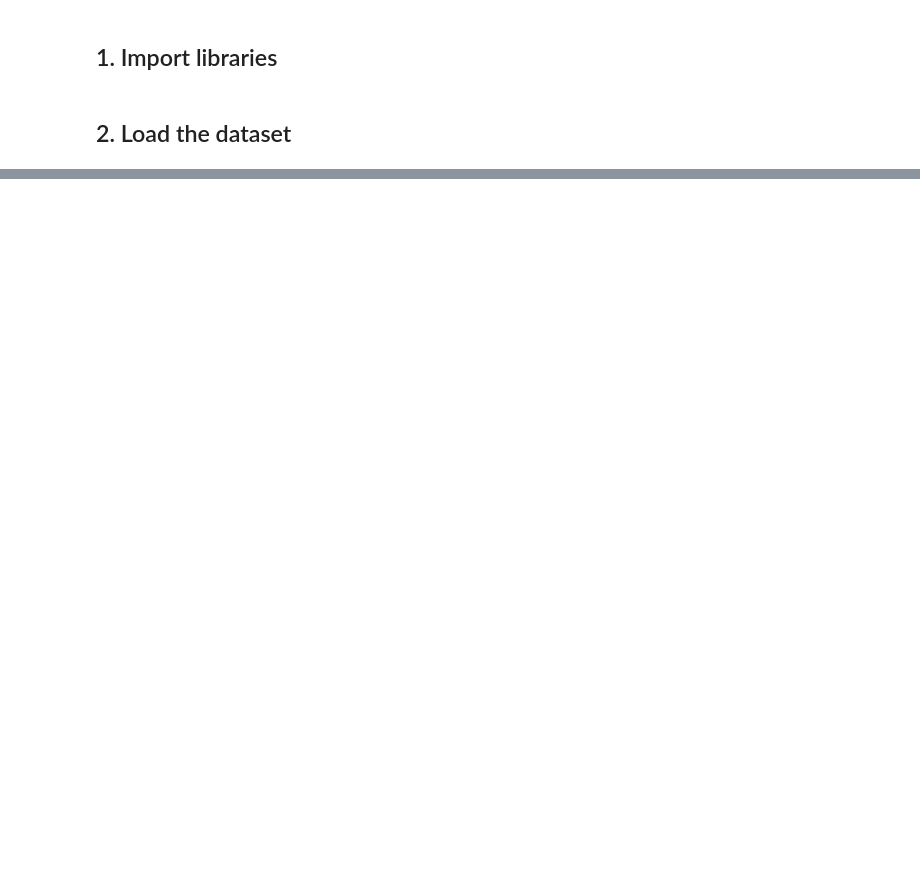
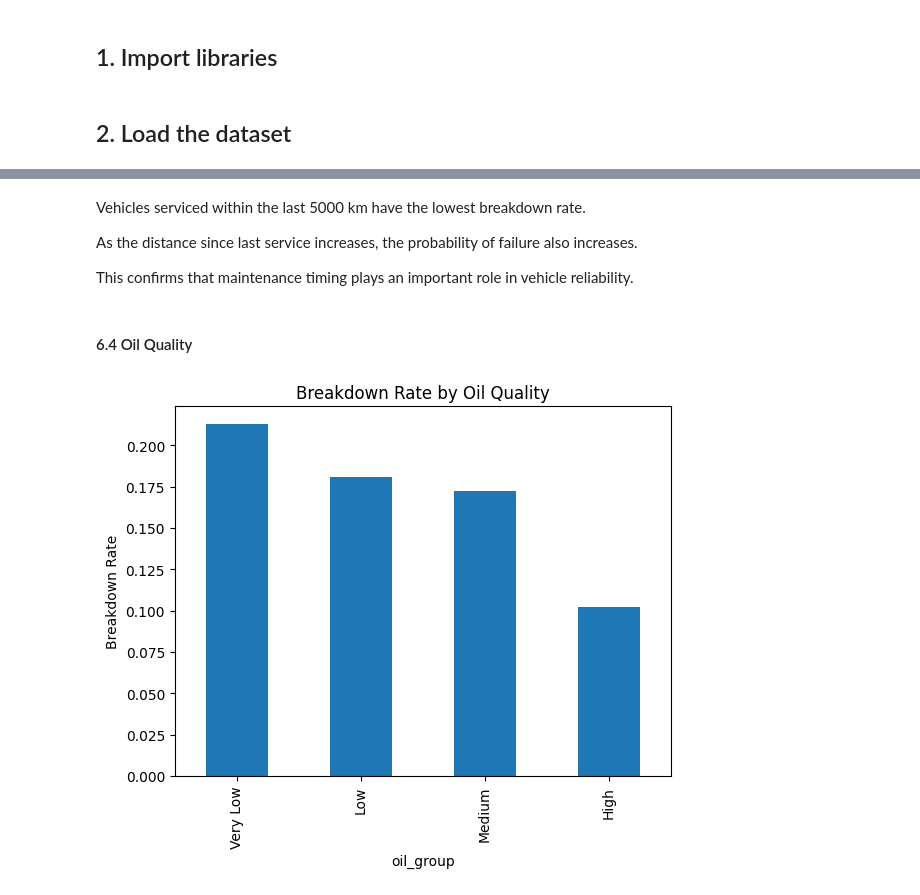
Before and after one commit to IlliaKrivoruchko/Car_Breakdown, a Jupyter notebook: eda.ipynb, the cells around one changed output, grey strips where cells are left out. Saved outputs shown, nothing was run; the diff lists cells and outputs as text; code cells hidden in the pictures; blank space fills up the shorter version.

```diff
--- a/eda.ipynb
+++ b/eda.ipynb
@@ -80,0 +161,24 @@ Index(['id', 'vehicle_brand', 'vehicle_age_years', 'mileage_km',
+# %% [markdown]
+Vehicles serviced within the last 5000 km
+have the lowest breakdown rate.
+
+As the distance since last service increases,
+the probability of failure also increases.
+
+This confirms that maintenance timing plays
+an important role in vehicle reliability.
+# %% [markdown]
+#### 6.4 Oil Quality
+# %%
+train["oil_group"] = pd.cut(
+    train["oil_quality_pct"],
+    bins=[0, 40, 60, 80, 100],
+    labels=["Very Low", "Low", "Medium", "High"]
+)
+
+train.groupby("oil_group")["breakdown_next_30_days"].mean().plot(kind="bar")
+plt.title("Breakdown Rate by Oil Quality")
+plt.ylabel("Breakdown Rate")
+plt.show()
+# %% [output]
+[figure, added]
```
Also changed, not shown: parts of 33 cells of this notebook.
